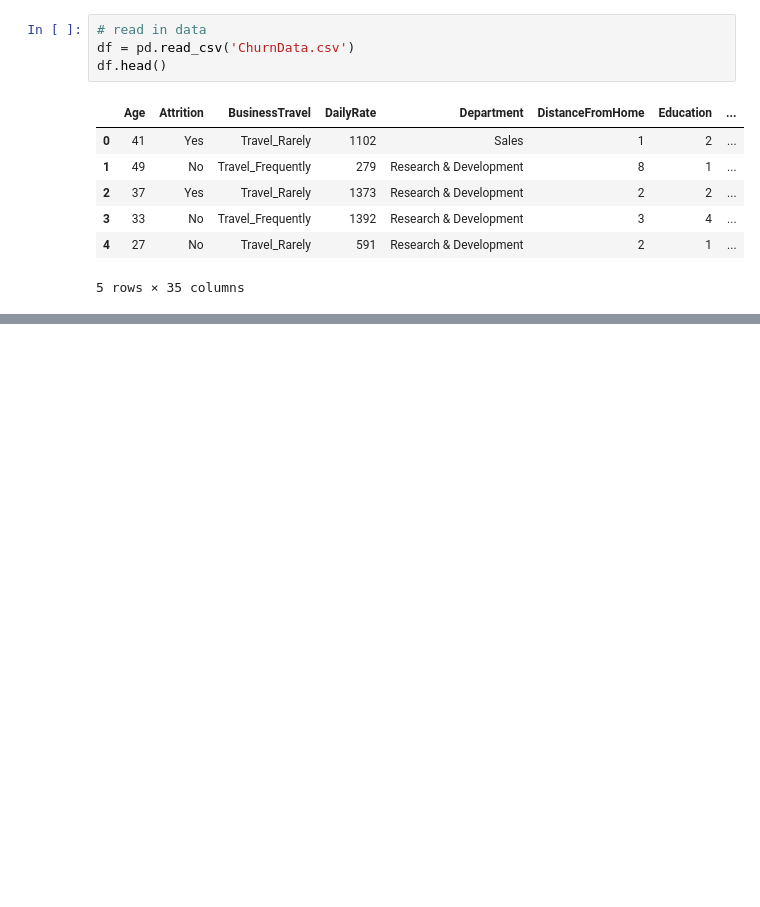
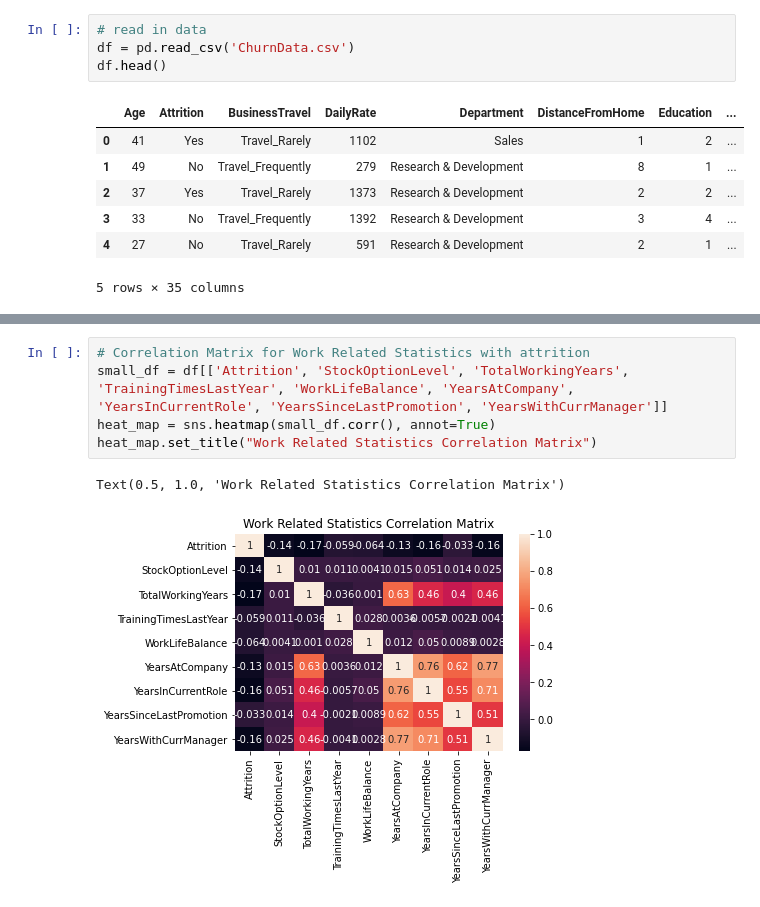
Before and after one commit to trevormcglaflin/PredictingEmployeeChurn, a Jupyter notebook: ChurnAnalysis.ipynb, the cells around one changed output, grey strips where cells are left out. Cells and saved outputs as stored; diff of their text form; blank space fills up the shorter version.

```diff
--- a/ChurnAnalysis.ipynb
+++ b/ChurnAnalysis.ipynb
@@ -40,0 +166,8 @@ Text(0.5, 1.0, 'Demographics Correlation Matrix')
+# %%
+# Correlation Matrix for Work Related Statistics with attrition
+small_df = df[['Attrition', 'StockOptionLevel', 'TotalWorkingYears', 'TrainingTimesLastYear', 'WorkLifeBalance', 'YearsAtCompany', 'YearsInCurrentRole', 'YearsSinceLastPromotion', 'YearsWithCurrManager']]
+heat_map = sns.heatmap(small_df.corr(), annot=True)
+heat_map.set_title("Work Related Statistics Correlation Matrix")
+# %% [output]
+Text(0.5, 1.0, 'Work Related Statistics Correlation Matrix')
+[figure, added]
```
Also changed, not shown: parts of 14 cells of this notebook.
